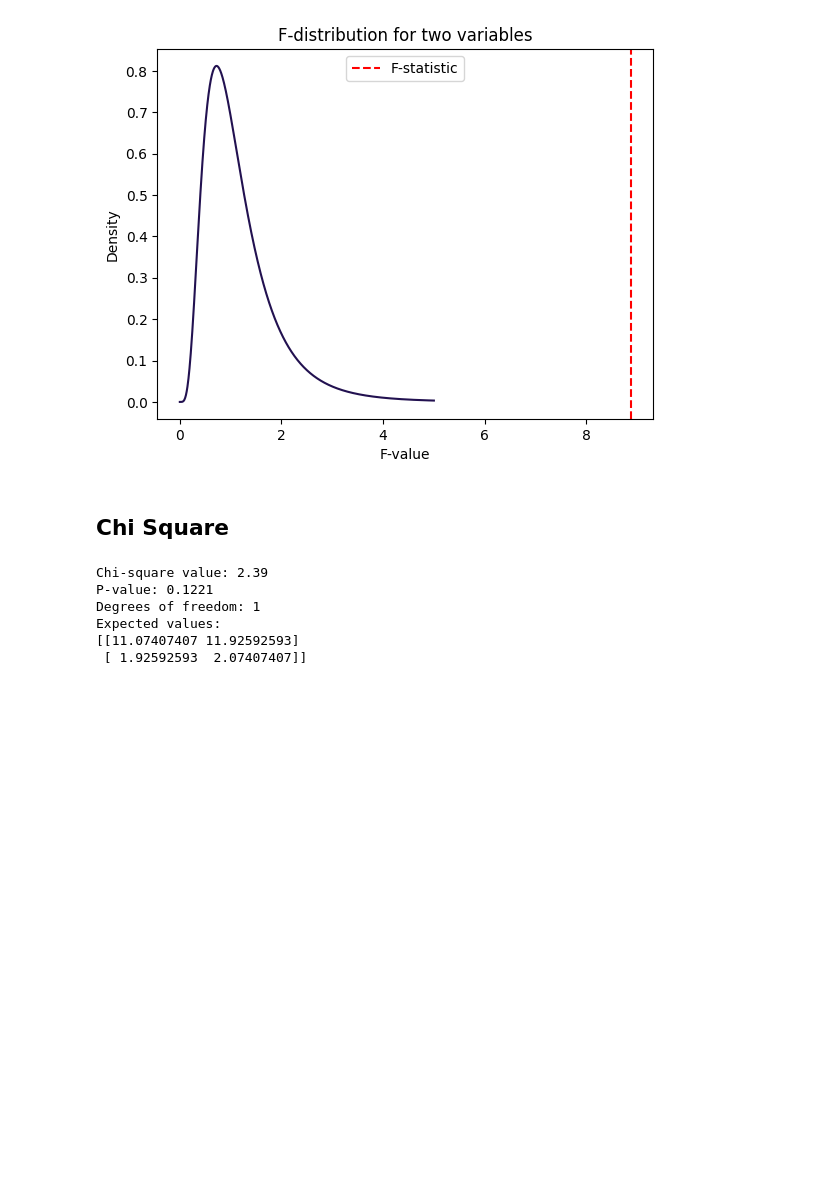
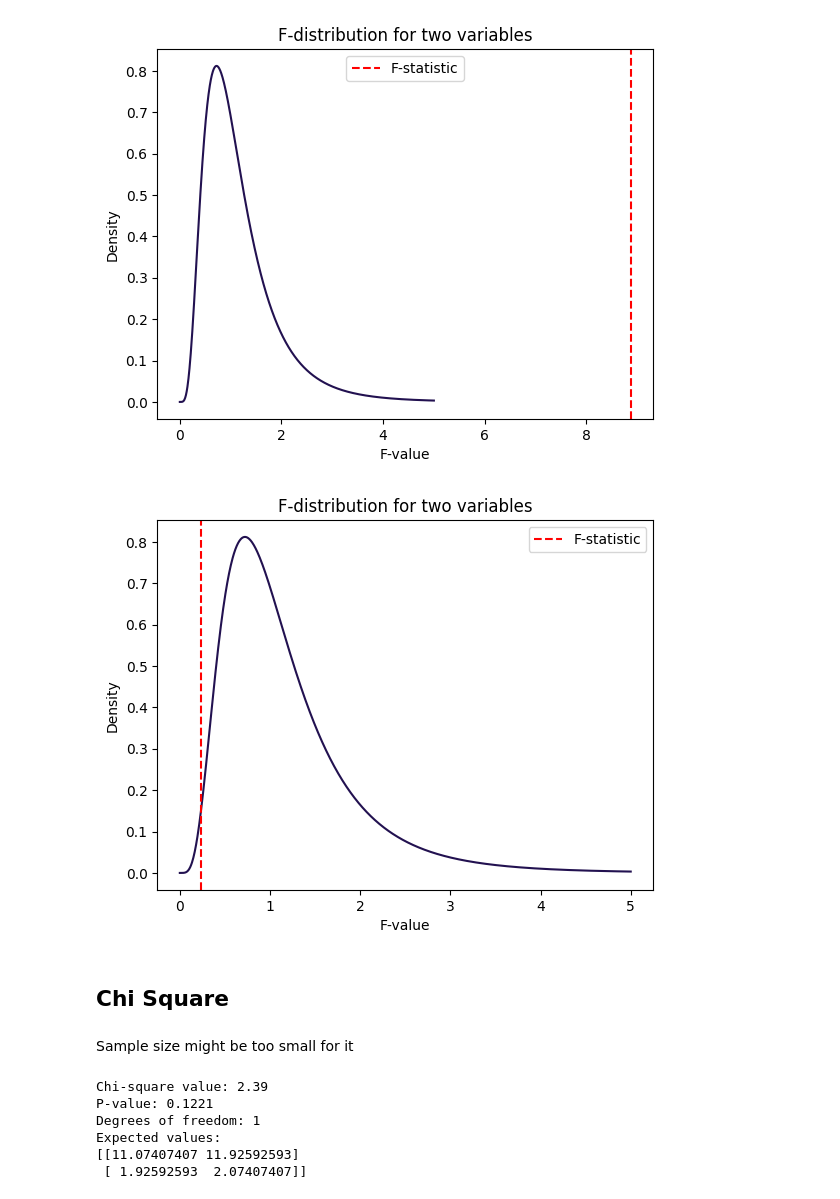
Before and after one commit to Sebarz98/Neuro_Lupus, a Jupyter notebook: code/Stats.ipynb, the cells around one changed output. Drawn from its saved outputs; the diff is of its cells as text; code cells hidden in the pictures; blank space fills up the shorter version.

Commit message:
More stats

```diff
--- a/code/Stats.ipynb
+++ b/code/Stats.ipynb
@@ -1830,8 +1754,38 @@ plt.show()
 plt.close()
 # %% [output]
 [figure]
+# %%
+# Calculate F-statistic using stats.f_oneway
+F, p = stats.f_oneway(df[df['NP-SLE']==0]['FuG right volume cm3'],
+                      df[df['NP-SLE']==1]['FuG right volume cm3'])
+
+# Define degrees of freedom
+dfn = len(df[df['NP-SLE']==0]['FuG right volume cm3']) - 1
+dfd = len(df[df['NP-SLE']==1]['FuG right volume cm3']) - 1
+
+# Define x range for plotting
+x = np.linspace(0, 5, 1000)
+
+# Calculate F-distribution for given degrees of freedom
+y = stats.f.pdf(x, dfn, dfd)
+
+# Plot F-distribution
+plt.plot(x, y)
+plt.xlabel('F-value')
+plt.ylabel('Density')
+plt.title('F-distribution for two variables')
+plt.axvline(F, color='r', linestyle='--', label='F-statistic')
+plt.legend()
+# Save the figure to the results folder as a PNG file
+plt.savefig(f'/Users/Sebastiano/SLE/results/F_dist_NP_SCA.png', dpi=300, bbox_inches='tight')
+plt.show()
+plt.close()
+# %% [output]
+[figure, added]
 # %% [markdown]
 ## Chi Square
+# %% [markdown]
+Sample size might be too small for it
 # %%
 from scipy.stats import chi2_contingency
 
```
Also changed, not shown: parts of 20 cells of this notebook.
